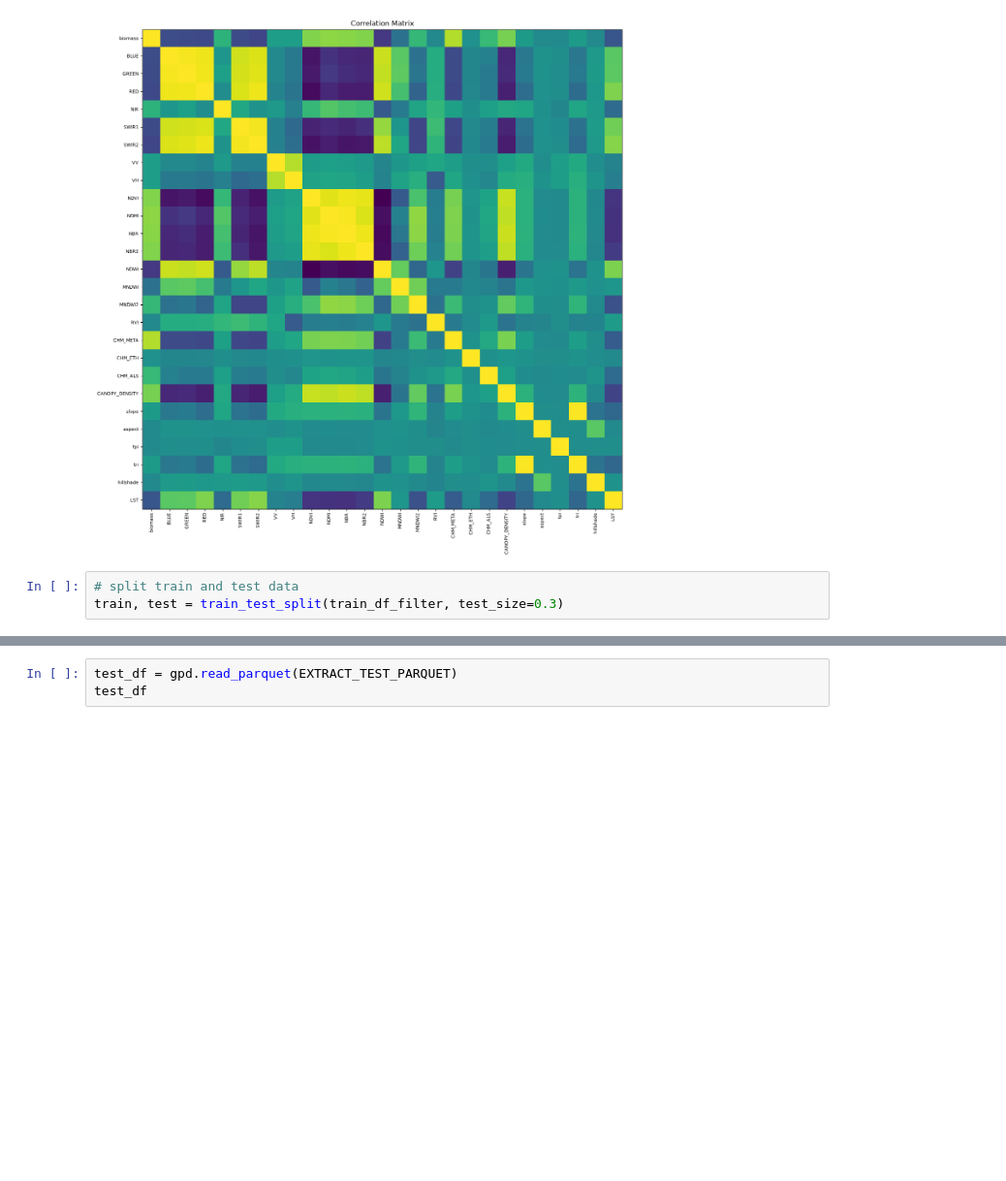
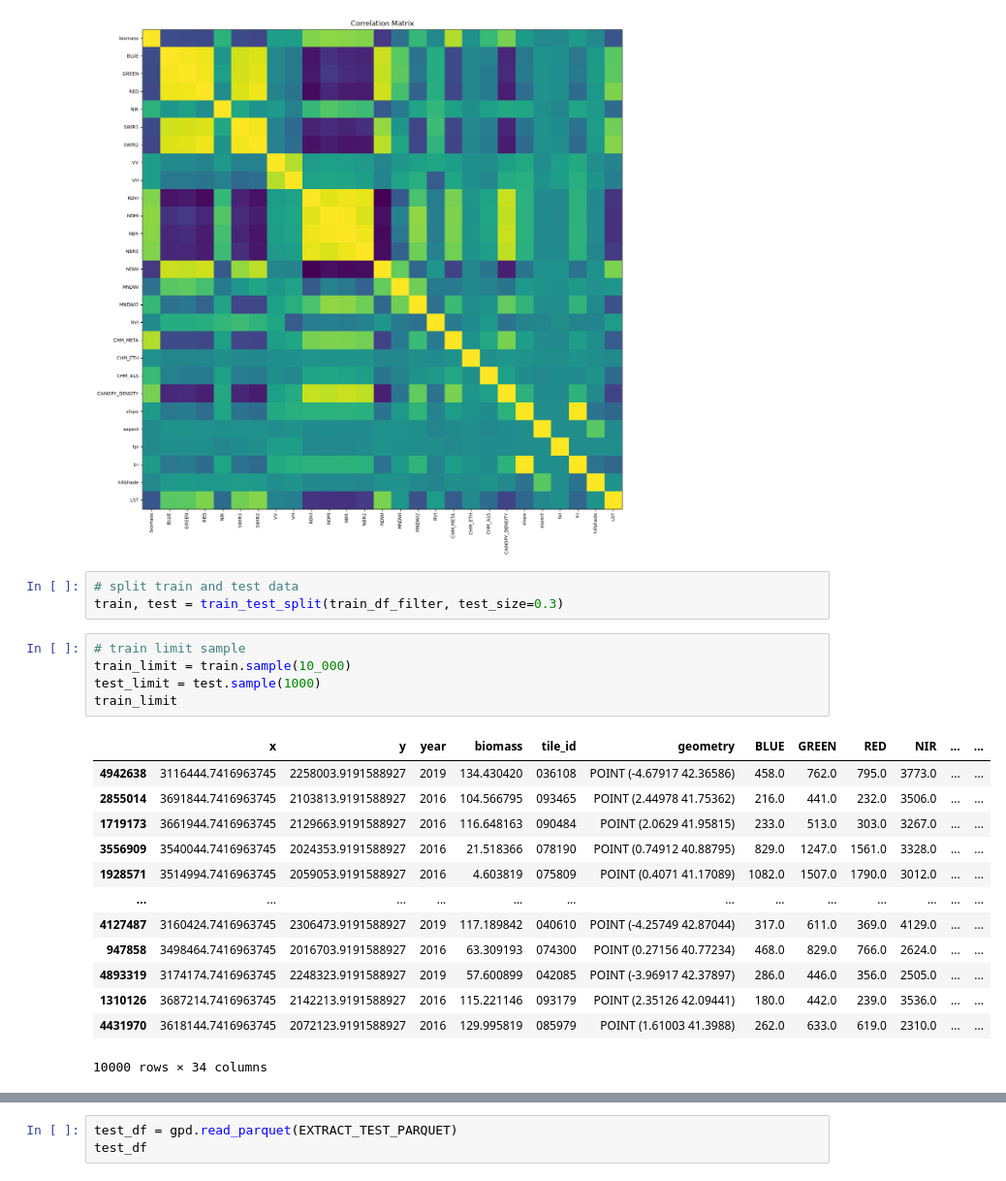
Before and after one commit to ramiqcom/opengeohub-summerschool-2026, a Jupyter notebook: notebook/3b.modelling.ipynb, the cells around one changed output, grey strips where cells are left out. Shown: that part at 97% size. Drawn from its saved outputs; the diff is of its cells as text; blank space fills up the shorter version.

```diff
--- a/notebook/3b.modelling.ipynb
+++ b/notebook/3b.modelling.ipynb
@@ -167,3 +171,22 @@ plt.show()
 # %%
 # split train and test data
 train, test = train_test_split(train_df_filter, test_size=0.3)
+# %%
+# train limit sample
+train_limit = train.sample(10_000)
+test_limit = test.sample(1000)
+train_limit
+# %% [output]
+|  | x | y | year | biomass | tile_id | geometry | BLUE | GREEN | RED | NIR | ... | ... |
+| 4942638 | 3116444.7416963745 | 2258003.9191588927 | 2019 | 134.430420 | 036108 | POINT (-4.67917 42.36586) | 458.0 | 762.0 | 795.0 | 3773.0 | ... | ... |
+| 2855014 | 3691844.7416963745 | 2103813.9191588927 | 2016 | 104.566795 | 093465 | POINT (2.44978 41.75362) | 216.0 | 441.0 | 232.0 | 3506.0 | ... | ... |
+| 1719173 | 3661944.7416963745 | 2129663.9191588927 | 2016 | 116.648163 | 090484 | POINT (2.0629 41.95815) | 233.0 | 513.0 | 303.0 | 3267.0 | ... | ... |
+| 3556909 | 3540044.7416963745 | 2024353.9191588927 | 2016 | 21.518366 | 078190 | POINT (0.74912 40.88795) | 829.0 | 1247.0 | 1561.0 | 3328.0 | ... | ... |
+| 1928571 | 3514994.7416963745 | 2059053.9191588927 | 2016 | 4.603819 | 075809 | POINT (0.4071 41.17089) | 1082.0 | 1507.0 | 1790.0 | 3012.0 | ... | ... |
+| ... | ... | ... | ... | ... | ... | ... | ... | ... | ... | ... | ... | ... |
+| 4127487 | 3160424.7416963745 | 2306473.9191588927 | 2019 | 117.189842 | 040610 | POINT (-4.25749 42.87044) | 317.0 | 611.0 | 369.0 | 4129.0 | ... | ... |
+| 947858 | 3498464.7416963745 | 2016703.9191588927 | 2016 | 63.309193 | 074300 | POINT (0.27156 40.77234) | 468.0 | 829.0 | 766.0 | 2624.0 | ... | ... |
+| 4893319 | 3174174.7416963745 | 2248323.9191588927 | 2019 | 57.600899 | 042085 | POINT (-3.96917 42.37897) | 286.0 | 446.0 | 356.0 | 2505.0 | ... | ... |
+| 1310126 | 3687214.7416963745 | 2142213.9191588927 | 2016 | 115.221146 | 093179 | POINT (2.35126 42.09441) | 180.0 | 442.0 | 239.0 | 3536.0 | ... | ... |
+| 4431970 | 3618144.7416963745 | 2072123.9191588927 | 2016 | 129.995819 | 085979 | POINT (1.61003 41.3988) | 262.0 | 633.0 | 619.0 | 2310.0 | ... | ... |
+10000 rows × 34 columns
```
Also changed, not shown: parts of 9 cells of this notebook.
